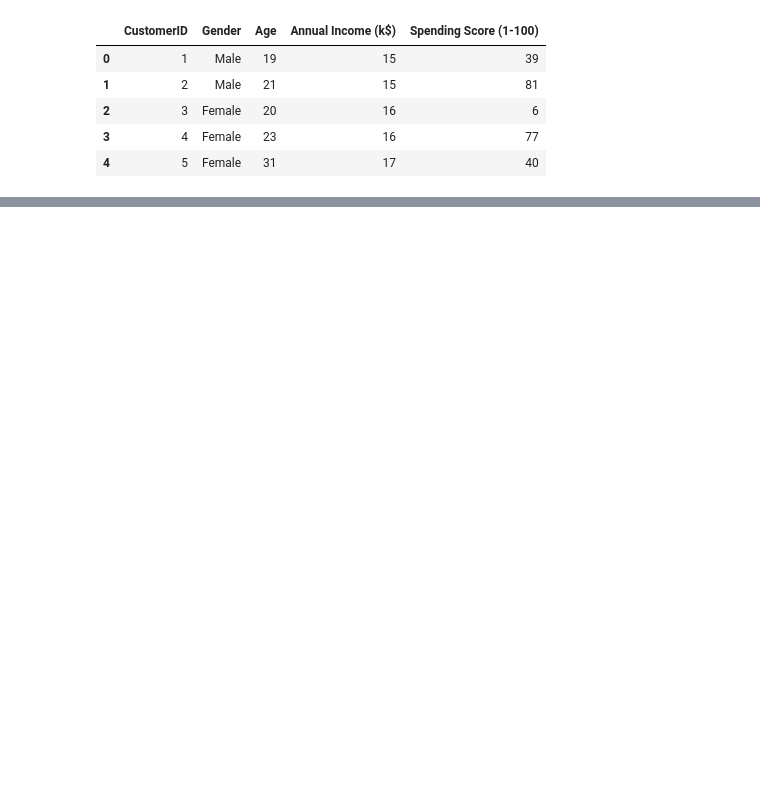
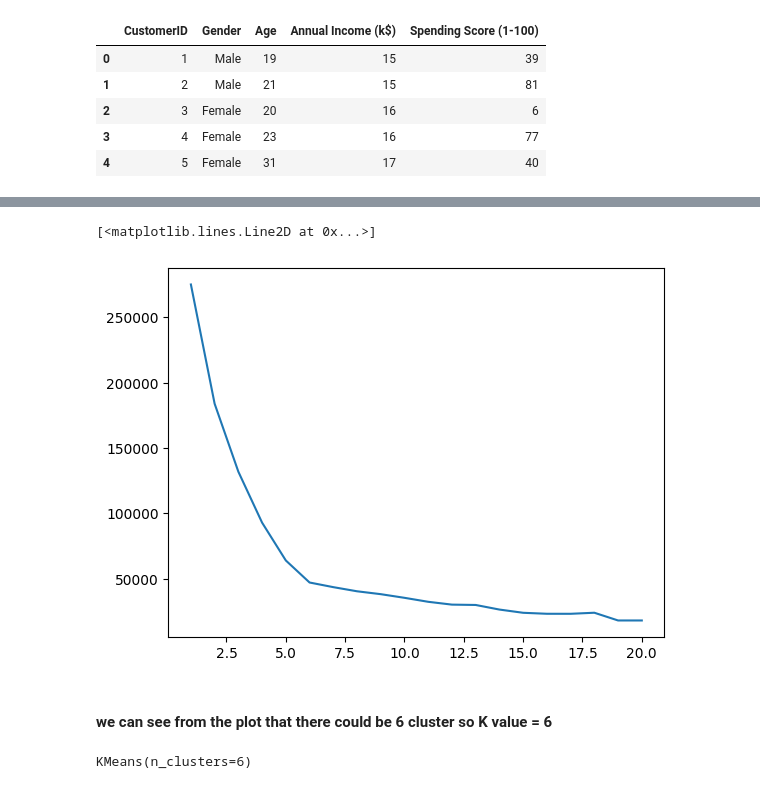
Before and after one commit to rahuldewangan05/SkillCraft-Technology, a Jupyter notebook: Task2.ipynb, the cells around one changed output, grey strips where cells are left out. Drawn from its saved outputs; the diff is of its cells as text; code cells hidden in the pictures; blank space fills up the shorter version.

```diff
--- a/Task2.ipynb
+++ b/Task2.ipynb
@@ -17,0 +140,2 @@ df.head()
+# %%
+df['Gender'] = df['Gender'].replace({'Male': 1, 'Female': 0})
@@ -17,0 +153,8 @@ df.head()
+# %%
+X=df.iloc[:,:]
+# %%
+wcss=[]
+for i in range(1,21):
+    km=KMeans(n_clusters=i)
+    km.fit_predict(X)
+    wcss.append(km.inertia_)
@@ -17,0 +184,7 @@ df.head()
+# %%
+plt.plot(range(1,21),wcss)
+# %% [output]
+[<matplotlib.lines.Line2D at 0x...>]
+[figure, added]
+# %% [markdown]
+#### we can see from the plot that there could be 6 cluster so K value = 6
@@ -17,0 +193,4 @@ df.head()
+# %%
+km.fit(X)
+# %% [output]
+KMeans(n_clusters=6)
```
Also changed, not shown: parts of 33 cells of this notebook.
